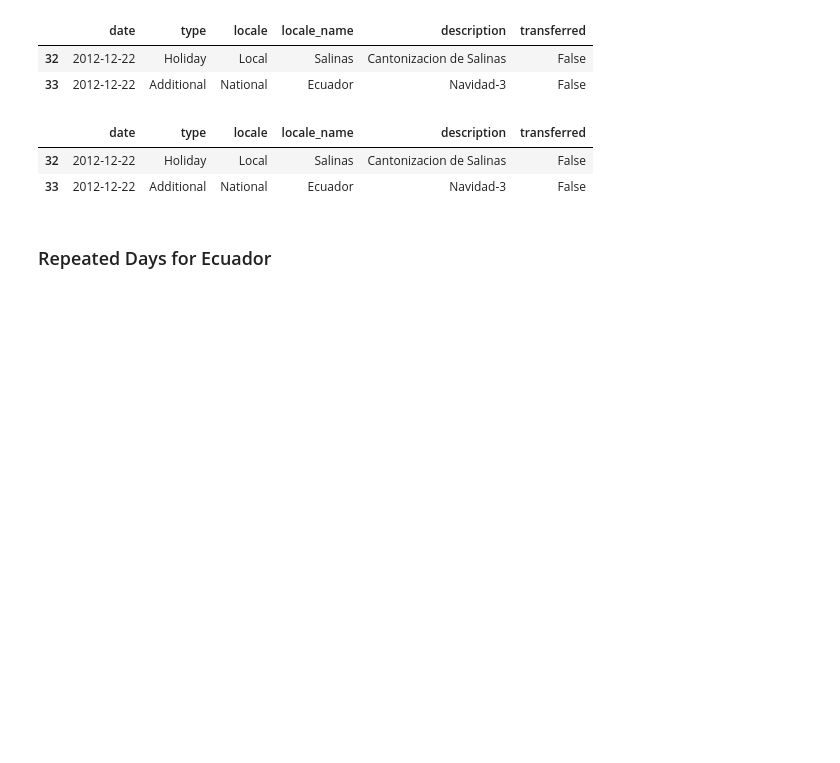
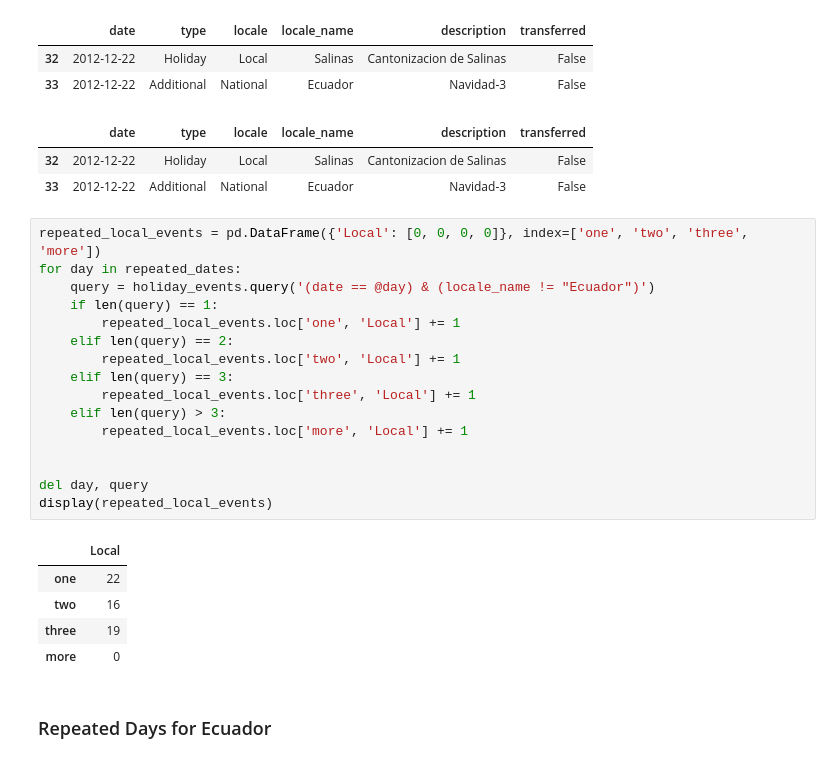
Before and after one commit to ilirium/kaggle-favorita, a Jupyter notebook: favorita-01-look-at-files-02-additional.ipynb, the cells around one changed output. Saved outputs shown, nothing was run; the diff lists cells and outputs as text; blank space fills up the shorter version.

```diff
--- a/favorita-01-look-at-files-02-additional.ipynb
+++ b/favorita-01-look-at-files-02-additional.ipynb
@@ -472,6 +477,28 @@ del idx, day
 |  | date | type | locale | locale_name | description | transferred |
 | 32 | 2012-12-22 | Holiday | Local | Salinas | Cantonizacion de Salinas | False |
 | 33 | 2012-12-22 | Additional | National | Ecuador | Navidad-3 | False |
+# %%
+repeated_local_events = pd.DataFrame({'Local': [0, 0, 0, 0]}, index=['one', 'two', 'three', 'more'])
+for day in repeated_dates:
+    query = holiday_events.query('(date == @day) & (locale_name != "Ecuador")')
+    if len(query) == 1:
+        repeated_local_events.loc['one', 'Local'] += 1
+    elif len(query) == 2:
+        repeated_local_events.loc['two', 'Local'] += 1
+    elif len(query) == 3:
+        repeated_local_events.loc['three', 'Local'] += 1
+    elif len(query) > 3:
+        repeated_local_events.loc['more', 'Local'] += 1
+
+
+del day, query
+display(repeated_local_events)
+# %% [output]
+|  | Local |
+| one | 22 |
+| two | 16 |
+| three | 19 |
+| more | 0 |
 # %% [markdown]
 ### Repeated Days for Ecuador
 # %%
```
Also changed, not shown: parts of 2 cells of this notebook, 1 other file.
